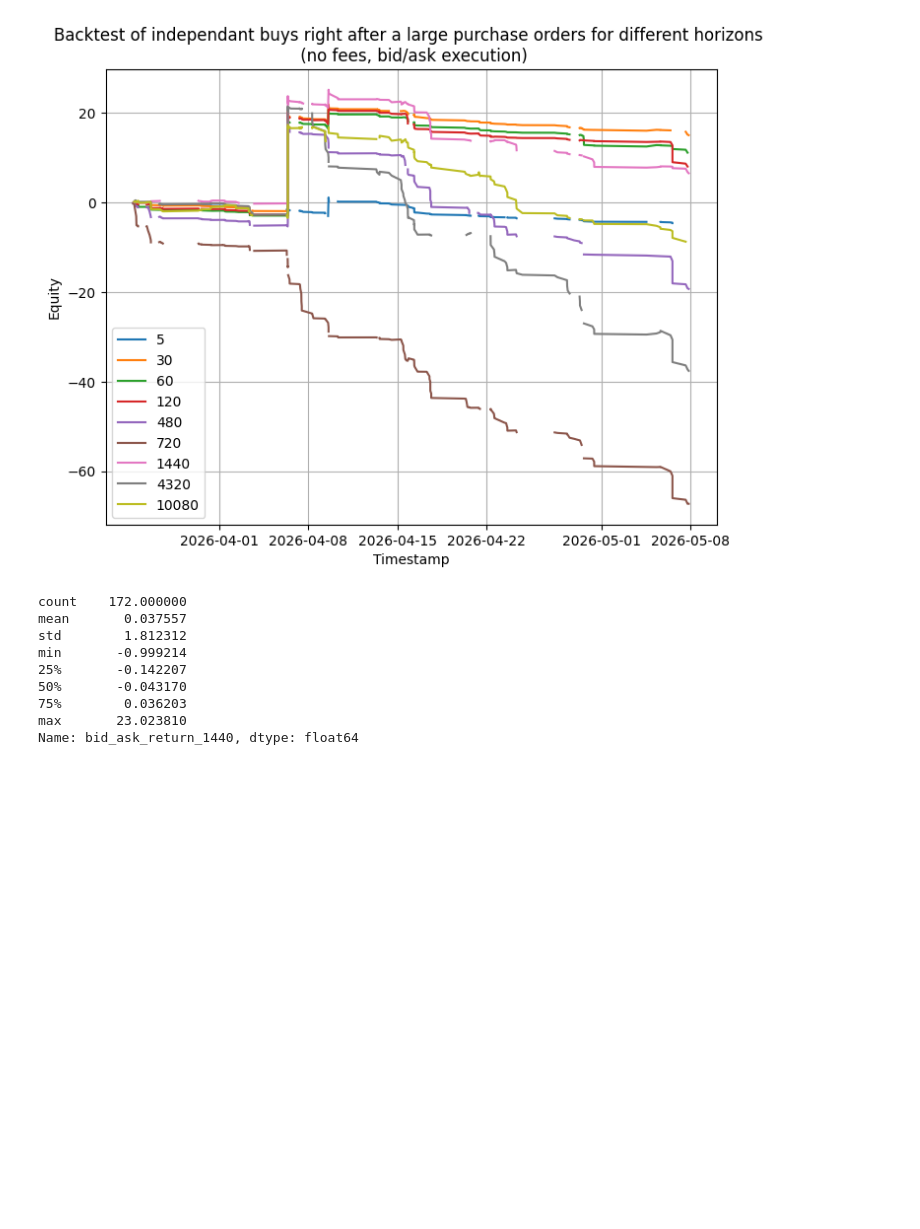
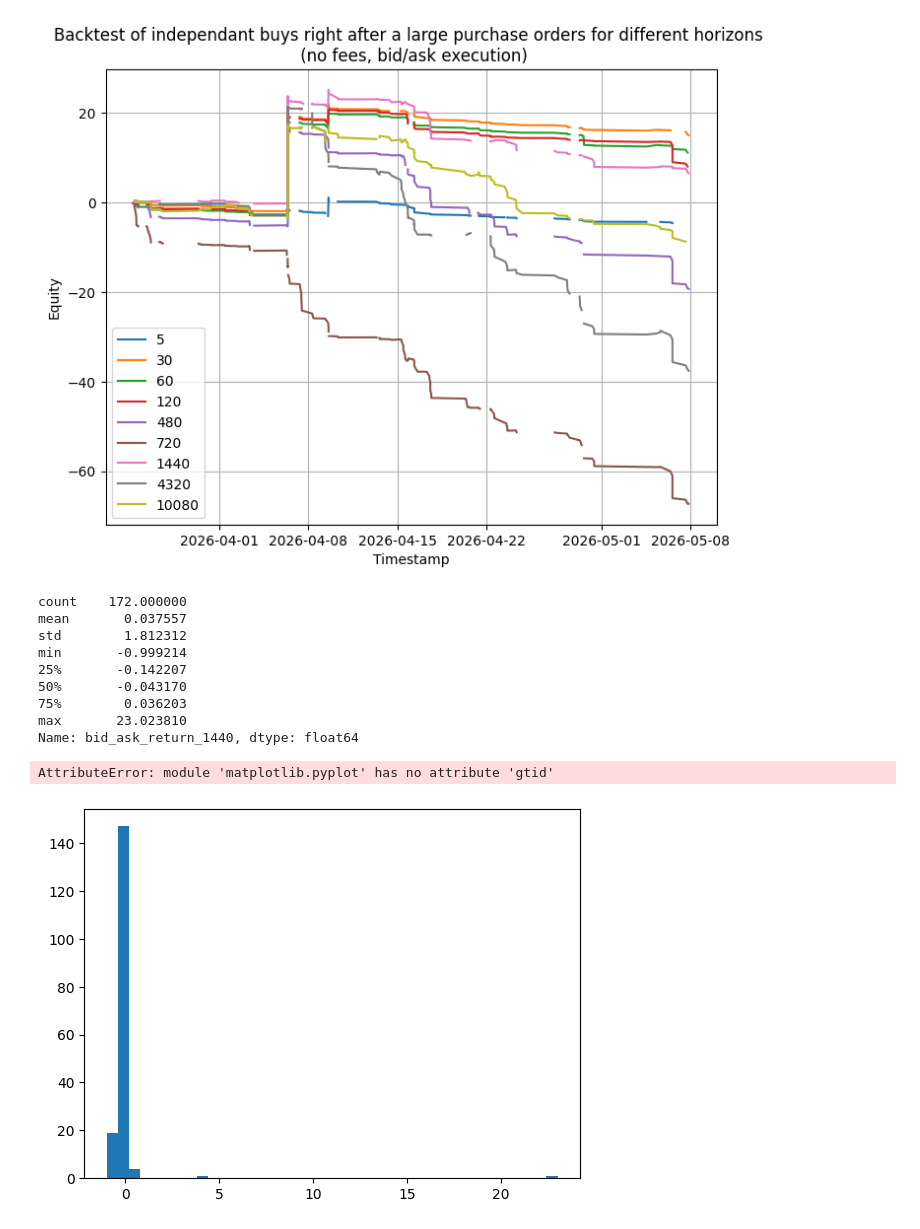
Before and after one commit to SigmaFlowX/Sber-Moex-Options, a Jupyter notebook: notebooks/large_orders_analysis.ipynb, the cells around one changed output. Drawn from its saved outputs; the diff is of its cells as text; code cells hidden in the pictures; blank space fills up the shorter version.

```diff
--- a/notebooks/large_orders_analysis.ipynb
+++ b/notebooks/large_orders_analysis.ipynb
@@ -314,3 +314,10 @@ min       -0.999214
 75%        0.036203
 max       23.023810
 Name: bid_ask_return_1440, dtype: float64
+# %%
+plt.hist(df_1440['bid_ask_return_1440'], bins=40)
+plt.gtid()
+plt.show()
+# %% [output]
+AttributeError: module 'matplotlib.pyplot' has no attribute 'gtid'
+[figure, added]
```
